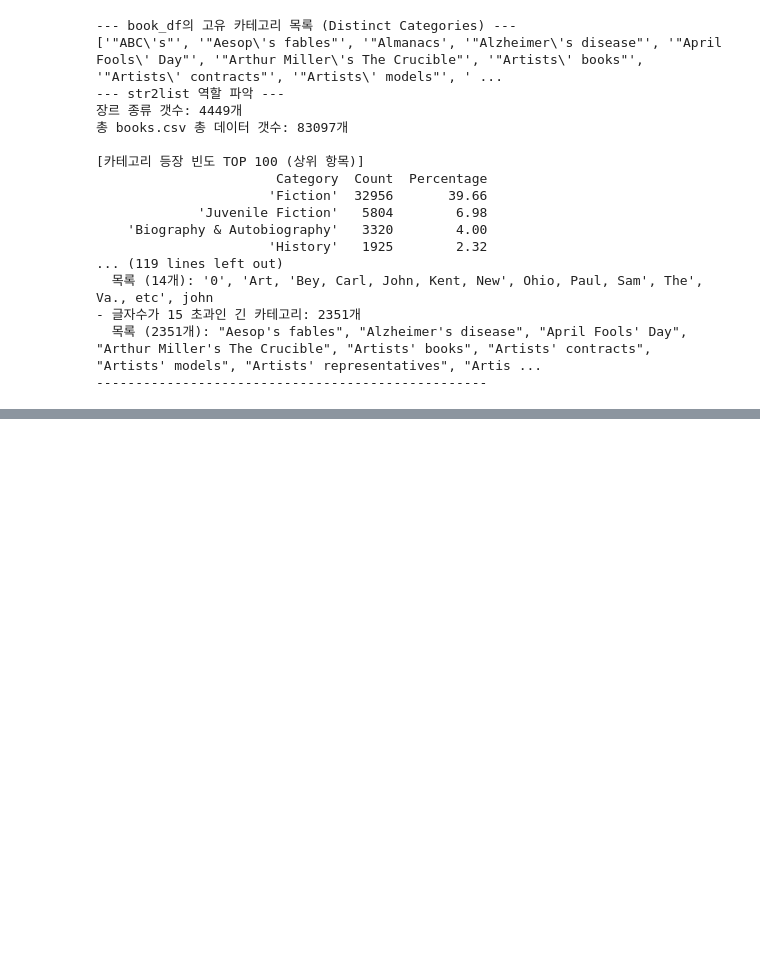
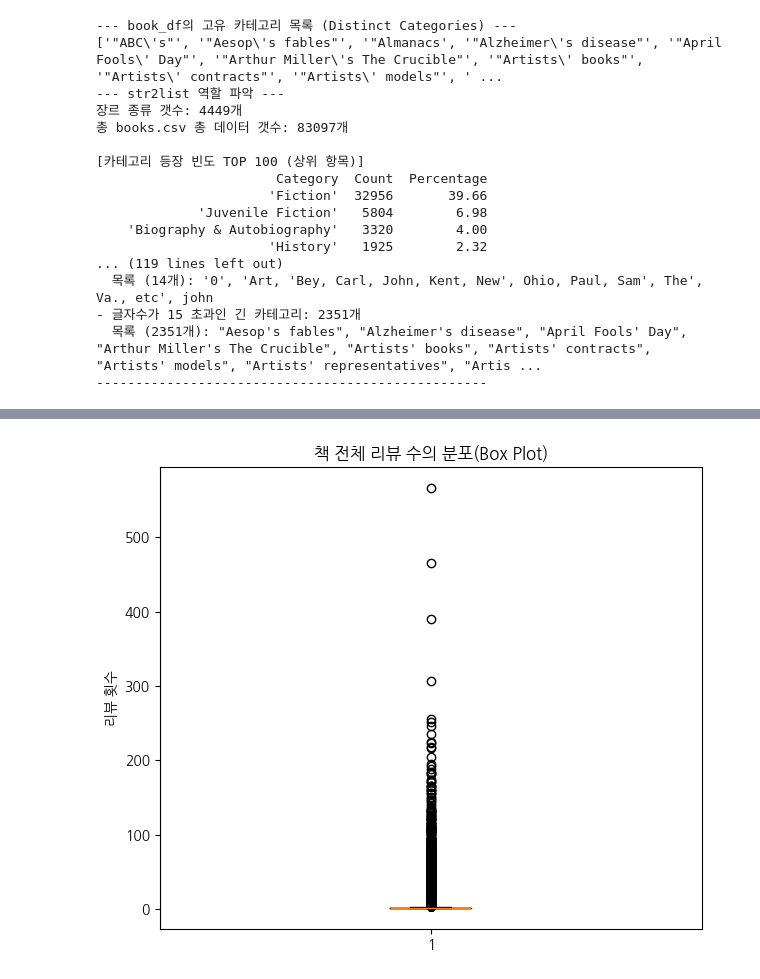
Before and after one commit to boostcampaitech8/pro-recsys-bookratingprediction-recsys-04, a Jupyter notebook: eda/min/02_BOOK_EDA.ipynb, the cells around one changed output, grey strips where cells are left out. Saved outputs shown, nothing was run; the diff lists cells and outputs as text; code cells hidden in the pictures; blank space fills up the shorter version.

```diff
--- a/eda/min/02_BOOK_EDA.ipynb
+++ b/eda/min/02_BOOK_EDA.ipynb
@@ -24,3 +30,21 @@ book_df = pd.read_csv(book_data_path)
 
 train_rating_data_path = os.path.join(data_dir, "train_ratings.csv")
 train_rating_df = pd.read_csv(train_rating_data_path)
+# %%
+full_df = train_rating_df.merge(
+    user_df,
+    on="user_id",
+    how="left"
+)
+
+# -----------------------
+# 5. Merge: book 정보 추가
+# -----------------------
+full_df = full_df.merge(
+    book_df,
+    on="isbn",
+    how="left"
+)
+
+print("Full DF shape:", full_df.shape)
+print("full_df 의 columns:", full_df.columns)
@@ -264,0 +559,80 @@ Cluster 199: ['["children\'s stories, american"]' '["children\'s writings, ameri
+# %%
+# 목적 :" 충분히 많은 리뷰를 가진 책들 중에서 특정 rating에 비정상적으로 많이 등장한 책을 찾는다."
+# = ===============================
+# 3. Rating별 Top-N 책 (비율 기반)
+#    rating 내 등장 횟수 / 책 전체 등장 횟수
+# ================================
+
+df = full_df.copy()
+df["rating"] = df["rating"].astype(int)
+
+# =====================================
+# A. 책 전체 등장 횟수 계산
+# =====================================
+isbn_total_count = df["isbn"].value_counts()
+
+# =====================================
+# B. IQR 기반 최소 리뷰수 필터링
+# =====================================
+Q1 = isbn_total_count.quantile(0.25)
+Q3 = isbn_total_count.quantile(0.75)
+IQR = Q3 - Q1
+lower_bound = max(1, Q1 - 1.5 * IQR)  # 음수 방지
+
+print(Q1, Q3, IQR)
+
+print(f"\n[Info] IQR 필터링 경계값: 최소 {lower_bound:.1f} 회 이상 등장한 책만 사용")
+
+valid_isbns = isbn_total_count[isbn_total_count >= lower_bound].index
+
+# 전체에서 valid_isbn만 유지
+df_valid = df[df["isbn"].isin(valid_isbns)]
+isbn_total_count_valid = df_valid["isbn"].value_counts()
+
+# =====================================
+# C. rating별 등장 횟수
+# =====================================
+isbn_rating_count = (
+    df_valid.groupby(["rating", "isbn"])
+    .size()
+    .rename("rating_count")
+    .reset_index()
+)
+
+isbn_rating_count["total_count"] = isbn_rating_count["isbn"].map(isbn_total_count_valid)
+isbn_rating_count["ratio"] = isbn_rating_count["rating_count"] / isbn_rating_count["total_count"]
+
+# =====================================
+# D. Rating별 Top-N 선정
+# =====================================
+N = 5  # 기본값, 아래에서 근거 설명함
+
+top_ratio_books = (
+    isbn_rating_count
+    .sort_values(["rating", "ratio"], ascending=[True, False])
+    .groupby("rating")
+    .head(N)
+    .reset_index(drop=True)
+)
+
+# =====================================
+# E. 결과 출력 (책 정보 제외)
+# =====================================
+print("\n[결과] Rating별 비율 기반 Top-N 책 (필터링 적용)")
+print(top_ratio_books[[
+    "rating",
+    "isbn",
+    "rating_count",
+    "total_count",
+    "ratio"
+]])
+
+# =====================================
+# F. 상자그림 (책 전체 등장수 분포)
+# =====================================
+plt.figure(figsize=(7, 6))
+plt.boxplot(isbn_total_count, vert=True)
+plt.title("책 전체 리뷰 수의 분포(Box Plot)")
+plt.ylabel("리뷰 횟수")
+plt.show()
+# %% [output]
@@ -264,0 +656 @@ Cluster 199: ['["children\'s stories, american"]' '["children\'s writings, ameri
+[figure, added]
```
Also changed, not shown: parts of 44 cells of this notebook, 50 other files.
